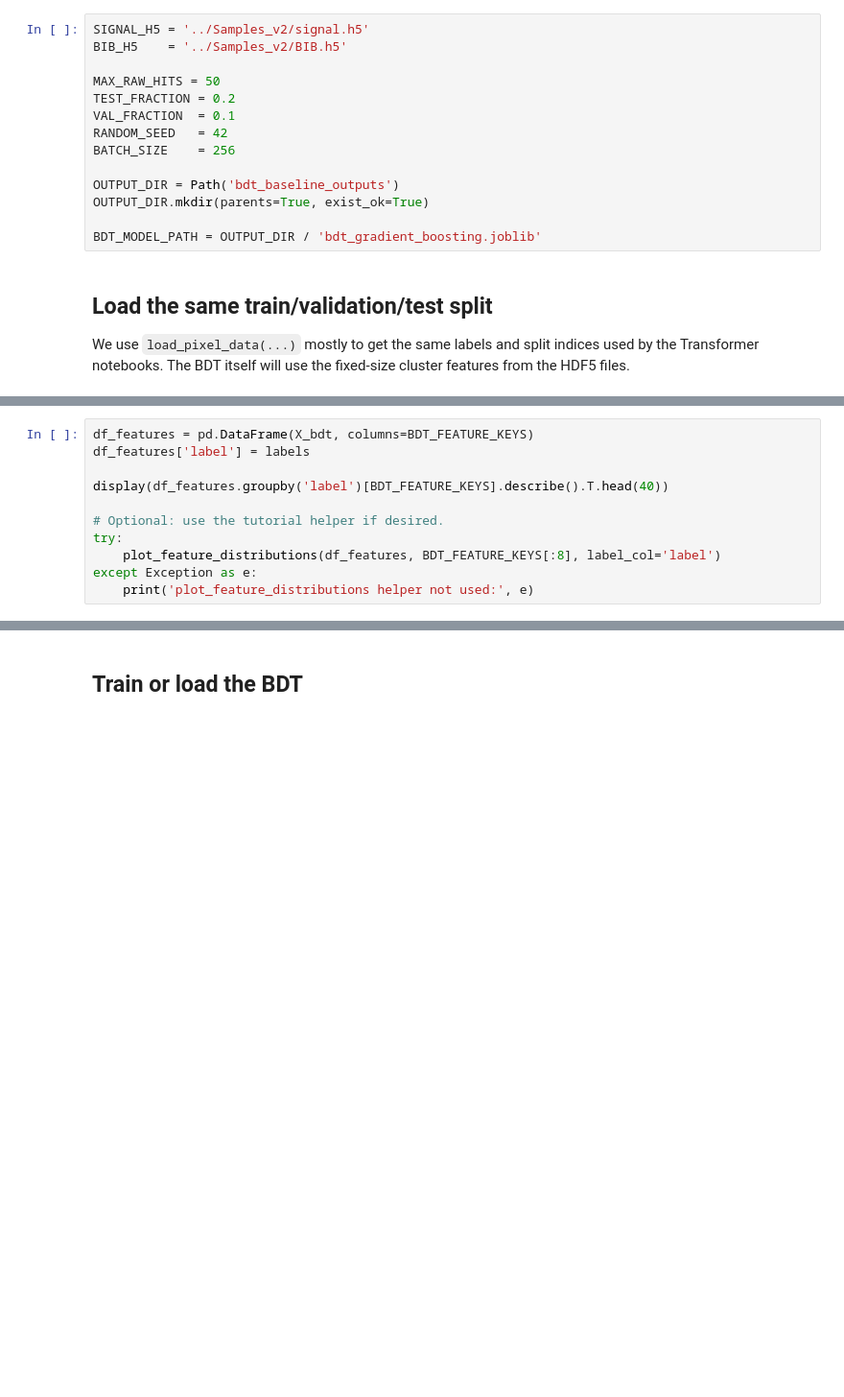
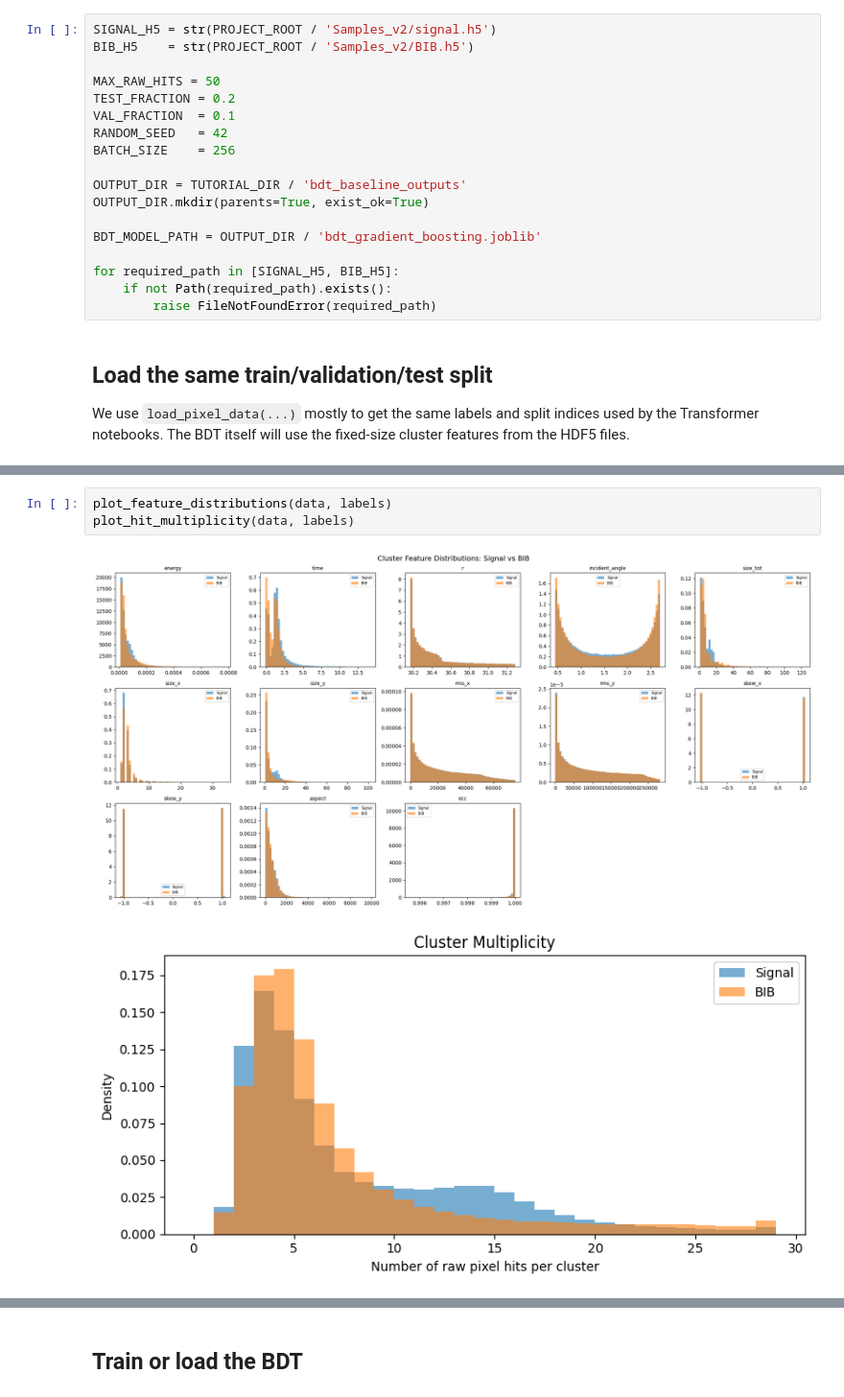
Before and after one commit to thorntoa-tamu/2026-gatech, a Jupyter notebook: sessions/04_muon_col/tutorial/01_bdt_baseline.ipynb, the cells around one changed output, grey strips where cells are left out. Shown at 96% size. Saved outputs shown, nothing was run; the diff lists cells and outputs as text; blank space fills up the shorter version.

Commit message:
Fixes and updates to mucoll tutorial

```diff
--- a/sessions/04_muon_col/tutorial/01_bdt_baseline.ipynb
+++ b/sessions/04_muon_col/tutorial/01_bdt_baseline.ipynb
@@ -38,8 +41,8 @@ from tutorial_utils import (
 # %% [markdown]
 ## Configuration
 # %%
-SIGNAL_H5 = '../Samples_v2/signal.h5'
-BIB_H5    = '../Samples_v2/BIB.h5'
+SIGNAL_H5 = str(PROJECT_ROOT / 'Samples_v2/signal.h5')
+BIB_H5    = str(PROJECT_ROOT / 'Samples_v2/BIB.h5')
 
 MAX_RAW_HITS = 50
 TEST_FRACTION = 0.2
@@ -47,10 +50,14 @@ VAL_FRACTION  = 0.1
 RANDOM_SEED   = 42
 BATCH_SIZE    = 256
 
-OUTPUT_DIR = Path('bdt_baseline_outputs')
+OUTPUT_DIR = TUTORIAL_DIR / 'bdt_baseline_outputs'
 OUTPUT_DIR.mkdir(parents=True, exist_ok=True)
 
 BDT_MODEL_PATH = OUTPUT_DIR / 'bdt_gradient_boosting.joblib'
+
+for required_path in [SIGNAL_H5, BIB_H5]:
+    if not Path(required_path).exists():
+        raise FileNotFoundError(required_path)
 # %% [markdown]
 ## Load the same train/validation/test split
 
@@ -123,11 +130,6 @@ X_test,  y_test  = X_bdt[idx_test],  labels[idx_test]
 # %%
-df_features = pd.DataFrame(X_bdt, columns=BDT_FEATURE_KEYS)
-df_features['label'] = labels
-
-display(df_features.groupby('label')[BDT_FEATURE_KEYS].describe().T.head(40))
-
-# Optional: use the tutorial helper if desired.
-try:
-    plot_feature_distributions(df_features, BDT_FEATURE_KEYS[:8], label_col='label')
-except Exception as e:
-    print('plot_feature_distributions helper not used:', e)
+plot_feature_distributions(data, labels)
+plot_hit_multiplicity(data, labels)
+# %% [output]
+[figure, added]
+[figure, added]
```
Also changed, not shown: parts of 11 cells of this notebook, 7 other files.
